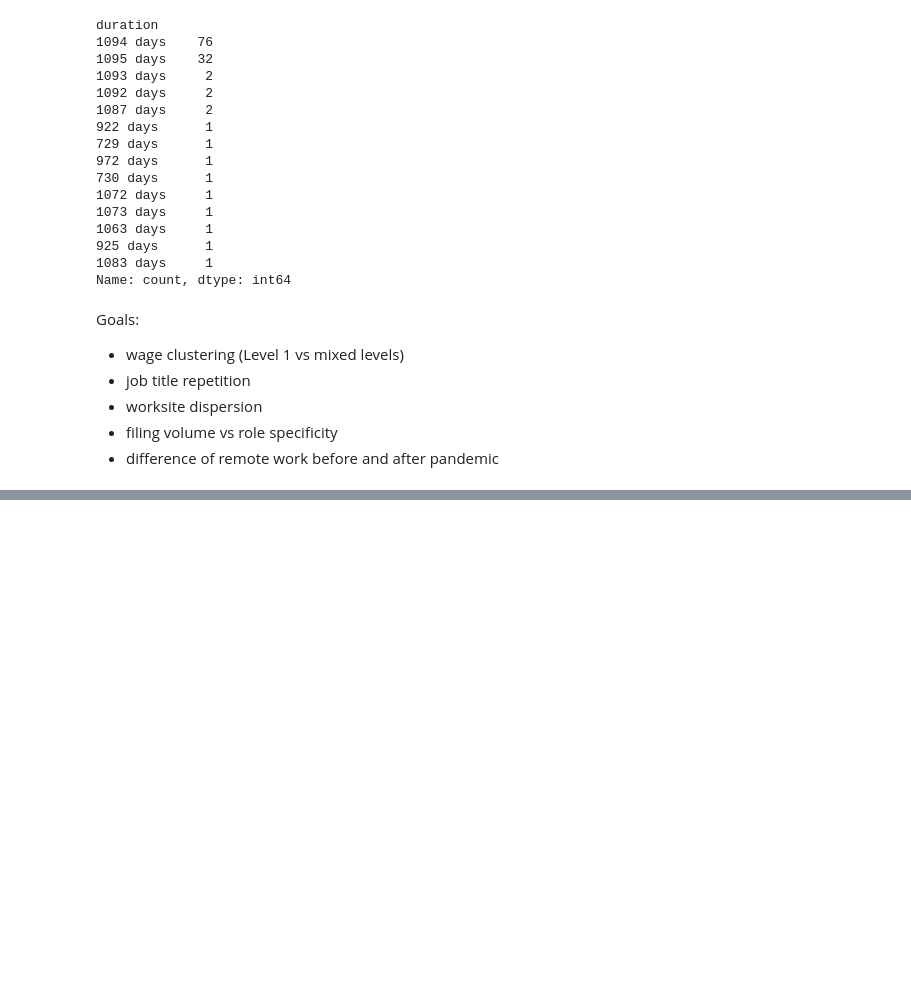
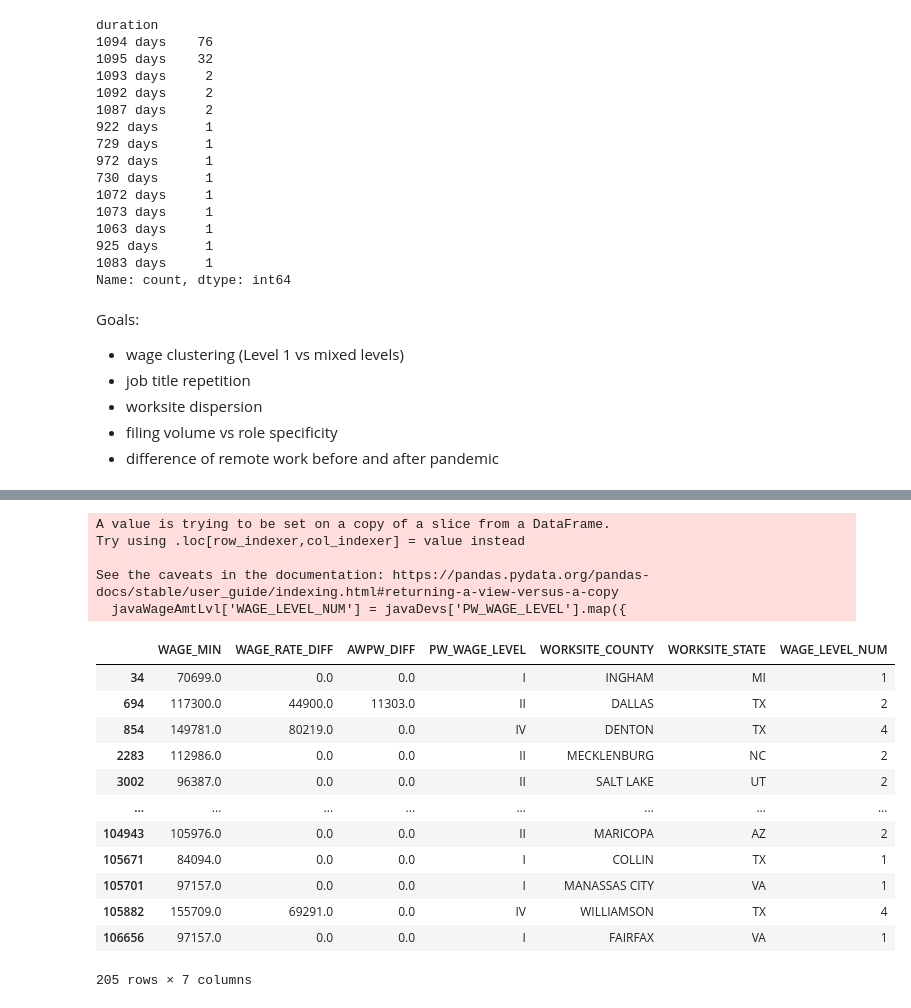
Before and after one commit to PBhandare/unit-3, a Jupyter notebook: data/project/H1BExploration.ipynb, the cells around one changed output, grey strips where cells are left out. Drawn from its saved outputs; the diff is of its cells as text; code cells hidden in the pictures; blank space fills up the shorter version.

```diff
--- a/data/project/H1BExploration.ipynb
+++ b/data/project/H1BExploration.ipynb
@@ -1705,0 +1839,29 @@ Goals:
+# %%
+javaWageAmtLvl['WAGE_LEVEL_NUM'] = javaWageAmtLvl['PW_WAGE_LEVEL'].map({
+    'I': 1,
+    'II': 2,
+    'III': 3,
+    'IV': 4
+})
+# %% [output]
+A value is trying to be set on a copy of a slice from a DataFrame.
+Try using .loc[row_indexer,col_indexer] = value instead
+
+See the caveats in the documentation: https://pandas.pydata.org/pandas-docs/stable/user_guide/indexing.html#returning-a-view-versus-a-copy
+  javaWageAmtLvl['WAGE_LEVEL_NUM'] = javaDevs['PW_WAGE_LEVEL'].map({
+# %%
+javaWageAmtLvl
+# %% [output]
+|  | WAGE_MIN | WAGE_RATE_DIFF | AWPW_DIFF | PW_WAGE_LEVEL | WORKSITE_COUNTY | WORKSITE_STATE | WAGE_LEVEL_NUM |
+| 34 | 70699.0 | 0.0 | 0.0 | I | INGHAM | MI | 1 |
+| 694 | 117300.0 | 44900.0 | 11303.0 | II | DALLAS | TX | 2 |
+| 854 | 149781.0 | 80219.0 | 0.0 | IV | DENTON | TX | 4 |
+| 2283 | 112986.0 | 0.0 | 0.0 | II | MECKLENBURG | NC | 2 |
+| 3002 | 96387.0 | 0.0 | 0.0 | II | SALT LAKE | UT | 2 |
+| ... | ... | ... | ... | ... | ... | ... | ... |
+| 104943 | 105976.0 | 0.0 | 0.0 | II | MARICOPA | AZ | 2 |
+| 105671 | 84094.0 | 0.0 | 0.0 | I | COLLIN | TX | 1 |
+| 105701 | 97157.0 | 0.0 | 0.0 | I | MANASSAS CITY | VA | 1 |
+| 105882 | 155709.0 | 69291.0 | 0.0 | IV | WILLIAMSON | TX | 4 |
+| 106656 | 97157.0 | 0.0 | 0.0 | I | FAIRFAX | VA | 1 |
+205 rows × 7 columns
```
Also changed, not shown: parts of 17 cells of this notebook.
